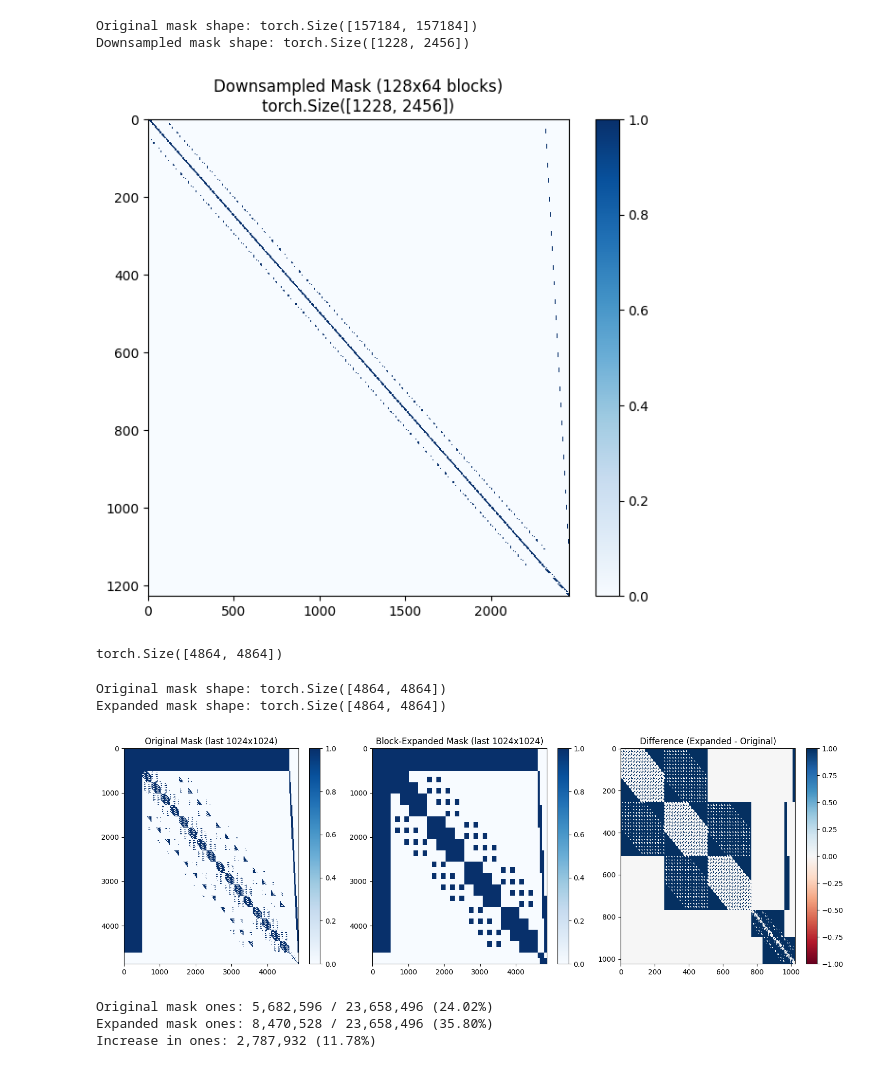
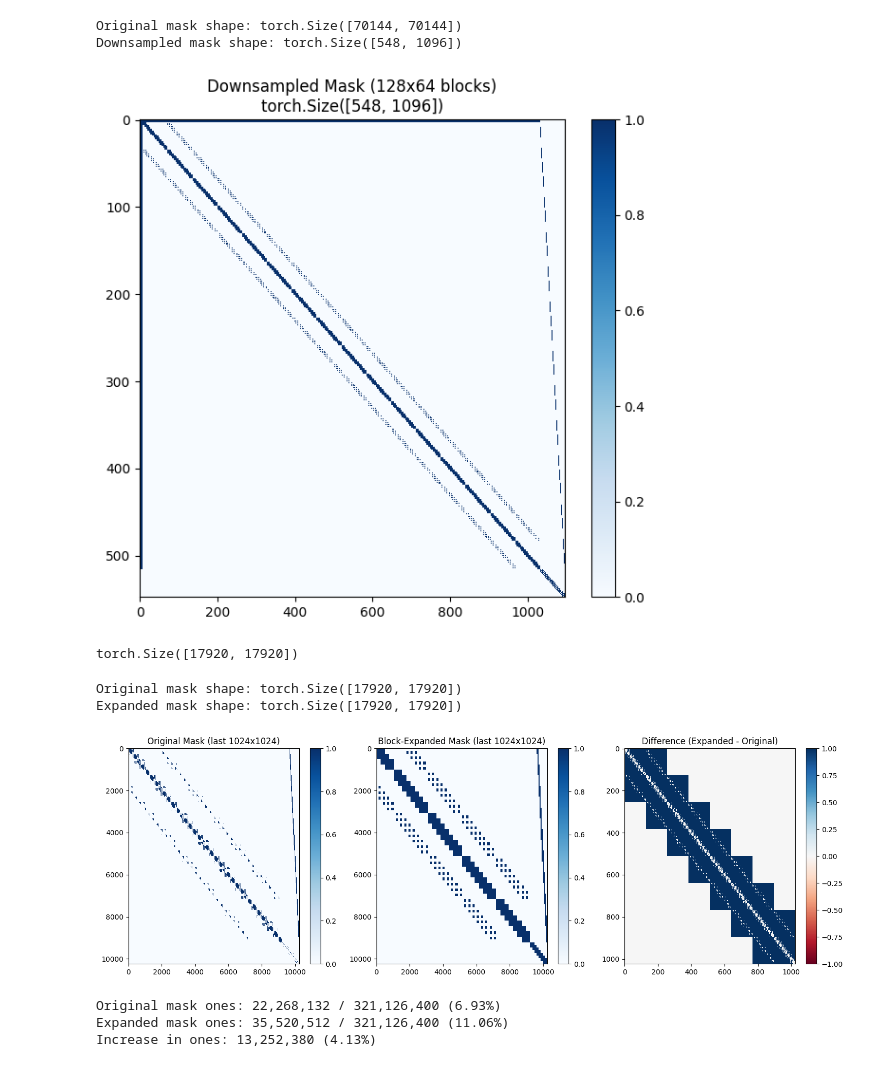
Before and after one commit to PeterYYZhang/Scale-DiT, a Jupyter notebook: src/flux/build_mask.ipynb, the cells around one changed output. Drawn from its saved outputs; the diff is of its cells as text; code cells hidden in the pictures.

```diff
--- a/src/flux/build_mask.ipynb
+++ b/src/flux/build_mask.ipynb
@@ -347,7 +347,7 @@ def _build_mask(
 
     return attention_mask
 # %%
-img_size = (6144, 6144)
+img_size = (4096, 4096)
 mask = _build_mask(image_size=(img_size[0], img_size[1]), joint_denoise_H=img_size[0]//4, joint_denoise_W=img_size[1]//4)
 # Save the mask to a file
 import torch
@@ -450,7 +450,7 @@ def downsample_mask_block(mask, block_size_q=128, block_size_k=64):
     # Take max over the block dimensions (dim 1 and 3)
     # This gives us 1 if any element in the block is 1, 0 otherwise
     downsampled = mask_reshaped.max(dim=3)[0].max(dim=1)[0]
-    torch.save(downsampled, f"/scratch/yuyao/HiHi_T2I/src_new/flux/attn_masks/{img_size}x{img_size}_downsampled_128_test-window.pt")
+    torch.save(downsampled, f"/scratch/yuyao/Scale-DiT/src/flux/attn_masks/{img_size}x{img_size}_downsampled_128_test-window.pt")
 
     return downsampled
 import matplotlib.pyplot as plt
@@ -473,13 +473,13 @@ plt.colorbar()
 plt.tight_layout()
 plt.show()
 # %% [output]
-Original mask shape: torch.Size([157184, 157184])
-Downsampled mask shape: torch.Size([1228, 2456])
+Original mask shape: torch.Size([70144, 70144])
+Downsampled mask shape: torch.Size([548, 1096])
-[figure, old version]
+[figure, new version]
 # %%
 mask.shape
 # %% [output]
-torch.Size([4864, 4864])
+torch.Size([17920, 17920])
 # %%
 # Create a block-expanded
 # mask where each 128x64 block is set to 1 if any entry in that block is 1
@@ -531,7 +531,7 @@ def expand_mask_blocks(mask, block_size_q=128, block_size_k=64):
         if W > W_blocks * block_size_k:
             padded_mask[:, W_blocks * block_size_k:] = mask[:, W_blocks * block_size_k:]
         return padded_mask
-    torch.save(expanded_mask, f"/scratch/yuyao/HiHi_T2I/src_new/flux/attn_masks/mask_expanded_128x64_test-new.pt")
+    torch.save(expanded_mask, f"/scratch/yuyao/Scale-DiT/src/flux/attn_masks/mask_expanded_128x64_test-new.pt")
 
     return expanded_mask
 
@@ -544,36 +544,36 @@ print(f"Expanded mask shape: {expanded_mask.shape}")
 plt.figure(figsize=(15, 5))
 
 plt.subplot(1, 3, 1)
 plt.imshow(mask[-1024*10:, -1024*10:].cpu().numpy(), cmap='Blues', aspect='auto', interpolation='nearest')
 plt.title('Original Mask (last 1024x1024)')
 plt.colorbar()
 
 plt.subplot(1, 3, 2)
 plt.imshow(expanded_mask[-1024*10:, -1024*10:].cpu().numpy(), cmap='Blues', aspect='auto', interpolation='nearest')
 plt.title('Block-Expanded Mask (last 1024x1024)')
 plt.colorbar()
 
 plt.subplot(1, 3, 3)
 diff = (expanded_mask.to(torch.float32) - mask.to(torch.float32))[-1024:, -1024:]
 plt.imshow(diff.cpu().numpy(), cmap='RdBu', aspect='auto', interpolation='nearest', vmin=-1, vmax=1)
 plt.title('Difference (Expanded - Original)')
 plt.colorbar()
 
 plt.tight_layout()
 plt.show()
 
 # Print statistics
 original_ones = mask.sum().item()
 expanded_ones = expanded_mask.sum().item()
 total_elements = mask.numel()
 
 print(f"Original mask ones: {original_ones:,} / {total_elements:,} ({100*original_ones/total_elements:.2f}%)")
 print(f"Expanded mask ones: {expanded_ones:,} / {total_elements:,} ({100*expanded_ones/total_elements:.2f}%)")
 print(f"Increase in ones: {expanded_ones - original_ones:,} ({100*(expanded_ones - original_ones)/total_elements:.2f}%)")
 # %% [output]
-Original mask shape: torch.Size([4864, 4864])
-Expanded mask shape: torch.Size([4864, 4864])
+Original mask shape: torch.Size([17920, 17920])
+Expanded mask shape: torch.Size([17920, 17920])
-[figure, old version]
+[figure, new version]
-Original mask ones: 5,682,596 / 23,658,496 (24.02%)
-Expanded mask ones: 8,470,528 / 23,658,496 (35.80%)
-Increase in ones: 2,787,932 (11.78%)
+Original mask ones: 22,268,132 / 321,126,400 (6.93%)
+Expanded mask ones: 35,520,512 / 321,126,400 (11.06%)
+Increase in ones: 13,252,380 (4.13%)
```
Also changed, not shown: parts of 2 cells of this notebook, 13 other files.
